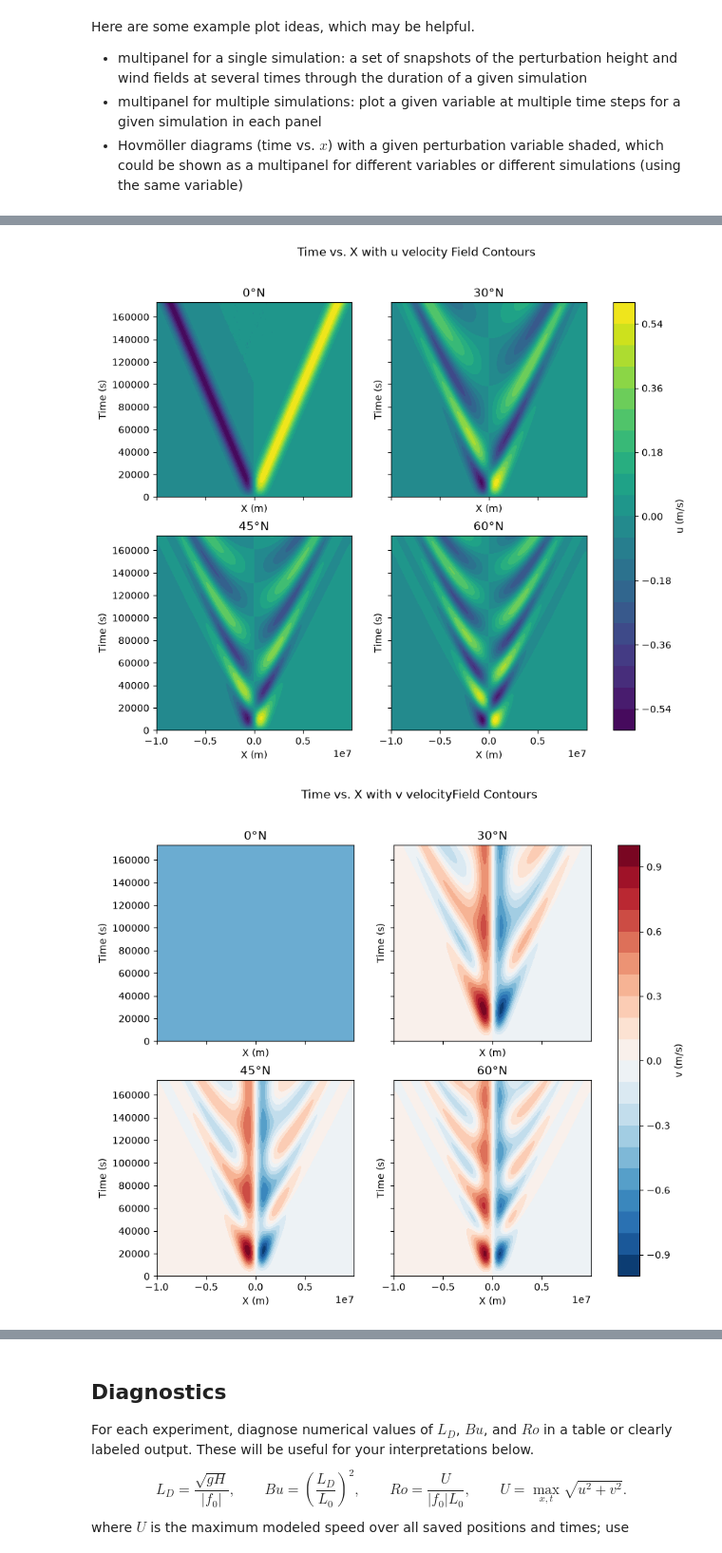
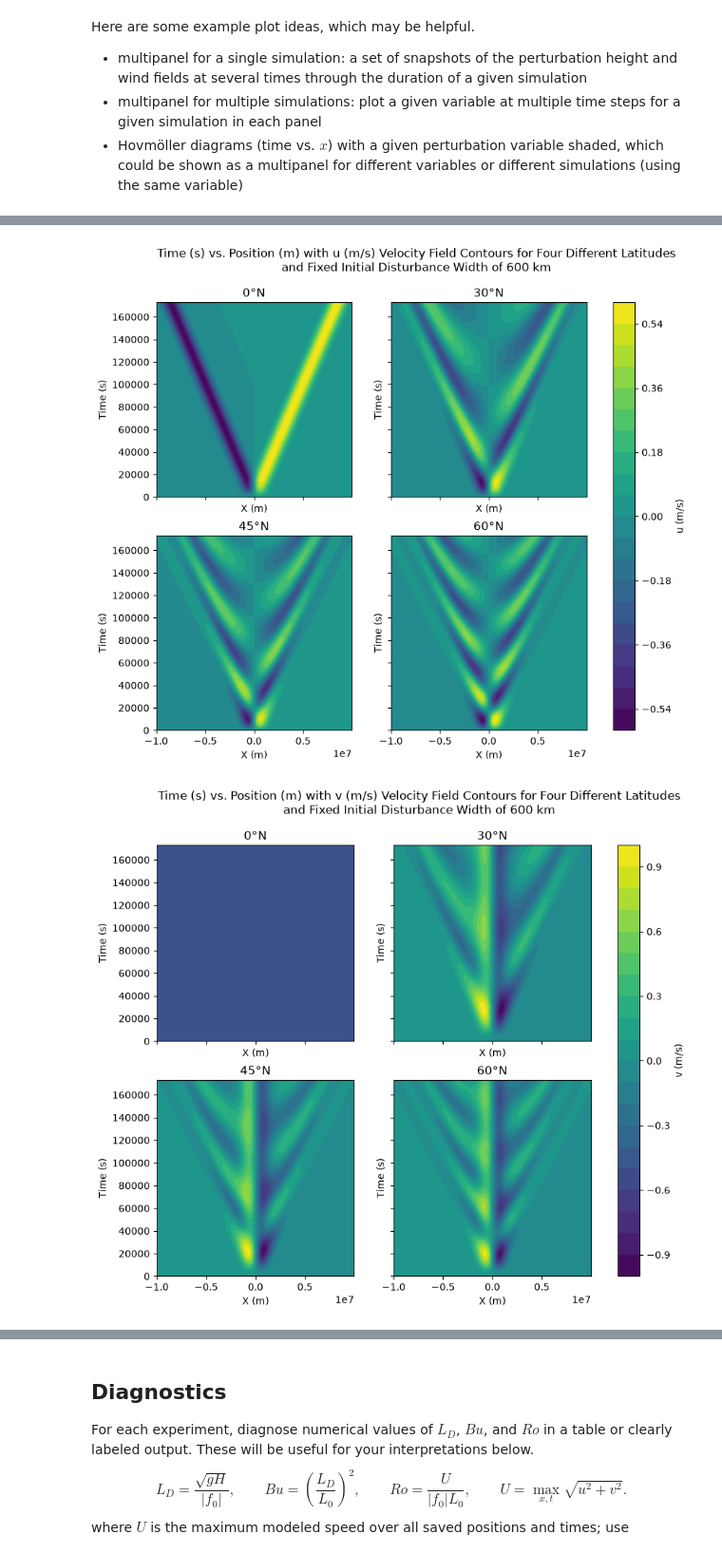
Before and after one commit to ejtrask/metr5003_fa26_trask, a Jupyter notebook: lab2_geostrophic_adjustment.ipynb, the cells around one changed output, grey strips where cells are left out. Shown at 95% size. Saved outputs shown, nothing was run; the diff lists cells and outputs as text; code cells hidden in the pictures.

```diff
--- a/lab2_geostrophic_adjustment.ipynb
+++ b/lab2_geostrophic_adjustment.ipynb
@@ -351,37 +351,37 @@ ax[1,1].set_ylabel('Time (s)')
 
 
 fig.colorbar(ax[1,1].collections[0], ax=ax, orientation='vertical', label='u (m/s)')
-fig.suptitle('Time vs. X with u velocity Field Contours');
+fig.suptitle('Time (s) vs. Position (m) with u (m/s) Velocity Field Contours for Four Different Latitudes\nand Fixed Initial Disturbance Width of 600 km', fontsize=12);
 # %% [output]
-[figure, old version]
+[figure, new version]
 # %%
 #make a v velocity hovmoller multiplot figure for different latitudes and fixed initial disturbance width of 600 km
 fig, ax = plt.subplots(2,2, sharex=True, sharey=True, figsize=(10, 8))
-ax[0,0].contourf(lat_runs['0°N']['x'], lat_runs['0°N']['time'], lat_runs['0°N']['v'], cmap='RdBu_r', levels=20)
+ax[0,0].contourf(lat_runs['0°N']['x'], lat_runs['0°N']['time'], lat_runs['0°N']['v'], cmap='viridis', levels=20)
 ax[0,0].set_title('0°N')
 ax[0,0].set_ylabel('Time (s)')
 ax[0,0].set_xlabel('X (m)')
 
-ax[0,1].contourf(lat_runs['30.0°N']['x'], lat_runs['30.0°N']['time'], lat_runs['30.0°N']['v'], cmap='RdBu_r', levels=20)
+ax[0,1].contourf(lat_runs['30.0°N']['x'], lat_runs['30.0°N']['time'], lat_runs['30.0°N']['v'], cmap='viridis', levels=20)
 ax[0,1].set_title('30°N')
 ax[0,1].set_xlabel('X (m)')
 ax[0,1].set_ylabel('Time (s)')
 
-ax[1,0].contourf(lat_runs['45.0°N']['x'], lat_runs['45.0°N']['time'], lat_runs['45.0°N']['v'], cmap='RdBu_r', levels=20)
+ax[1,0].contourf(lat_runs['45.0°N']['x'], lat_runs['45.0°N']['time'], lat_runs['45.0°N']['v'], cmap='viridis', levels=20)
 ax[1,0].set_title('45°N')
 ax[1,0].set_xlabel('X (m)')
 ax[1,0].set_ylabel('Time (s)')
 
-ax[1,1].contourf(lat_runs['60.0°N']['x'], lat_runs['60.0°N']['time'], lat_runs['60.0°N']['v'], cmap='RdBu_r', levels=20)
+ax[1,1].contourf(lat_runs['60.0°N']['x'], lat_runs['60.0°N']['time'], lat_runs['60.0°N']['v'], cmap='viridis', levels=20)
 ax[1,1].set_title('60°N')
 ax[1,1].set_xlabel('X (m)')
 ax[1,1].set_ylabel('Time (s)')
 
 
 fig.colorbar(ax[1,1].collections[0], ax=ax, orientation='vertical', label='v (m/s)')
-fig.suptitle('Time vs. X with v velocity Field Contours');
+fig.suptitle('Time (s) vs. Position (m) with v (m/s) Velocity Field Contours for Four Different Latitudes\nand Fixed Initial Disturbance Width of 600 km', fontsize=12);
 # %% [output]
-[figure, old version]
+[figure, new version]
 # %%
 #make a height perturbation hovmoller multiplot figure for different initial disturbance widths and fixed latitude of 45°N
 fig, ax = plt.subplots(2,2, sharex=True, sharey=True, figsize=(10, 8))
```
Also changed, not shown: parts of 8 cells of this notebook.
